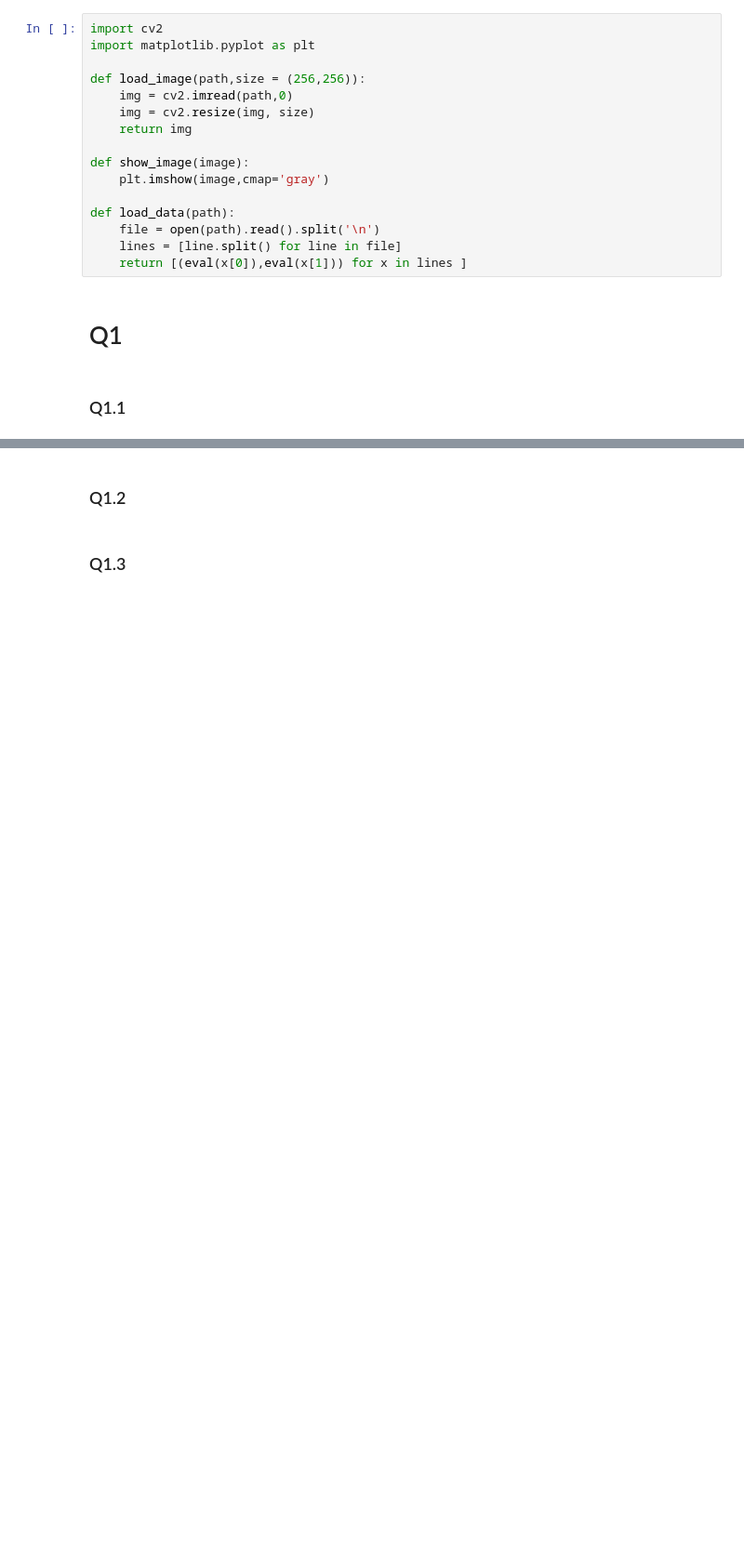
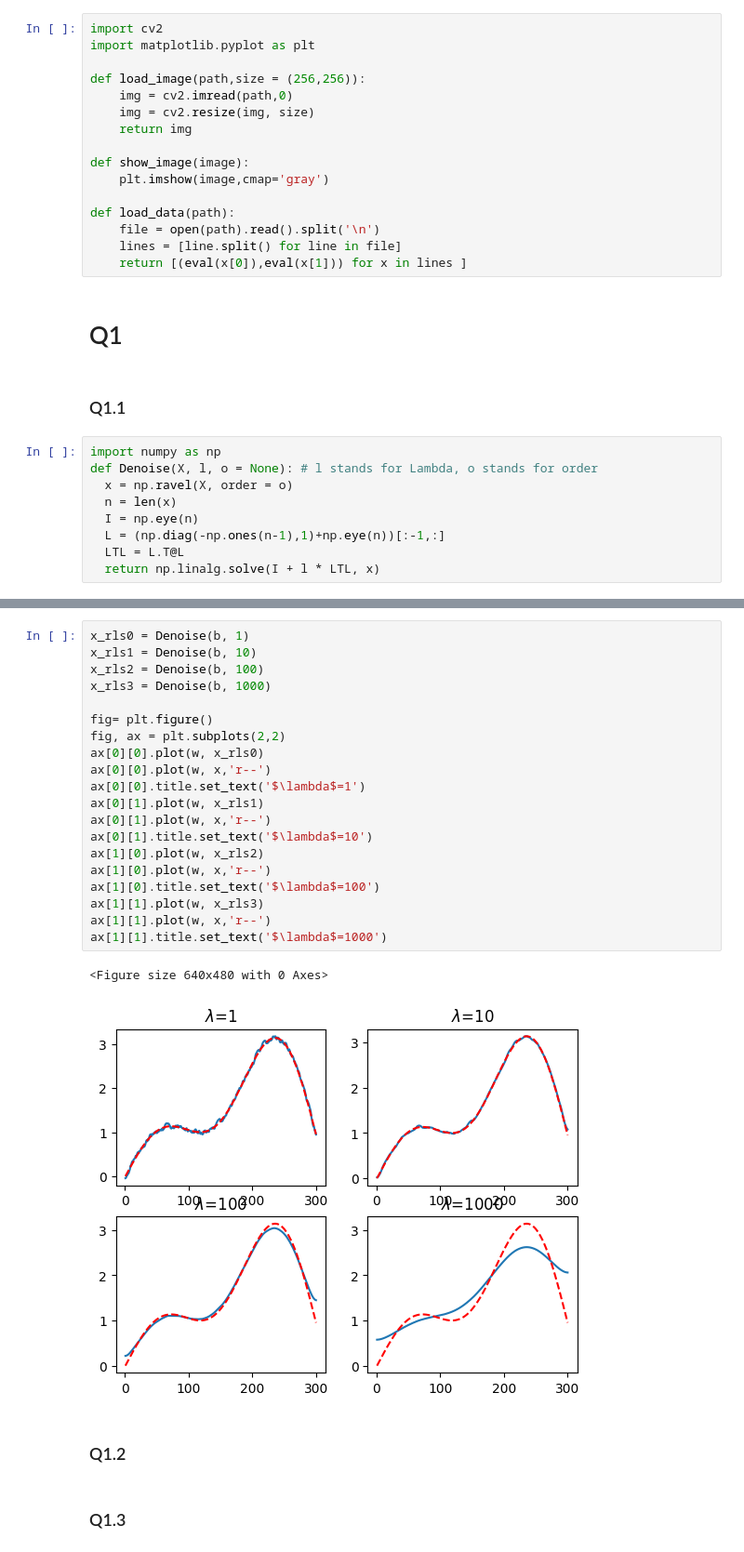
Before and after one commit to garfield-gray/Optimization, a Jupyter notebook: NonConvex/Data_Fitting_&_Denoising.ipynb, the cells around one changed output, grey strips where cells are left out. Shown: that part at 93% size. Cells and saved outputs as stored; diff of their text form; blank space fills up the shorter version.

```diff
--- a/NonConvex/Data_Fitting_&_Denoising.ipynb
+++ b/NonConvex/Data_Fitting_&_Denoising.ipynb
@@ -26,3 +26,12 @@ def load_data(path):
 # Q1
 # %% [markdown]
 ### Q1.1
+# %%
+import numpy as np
+def Denoise(X, l, o = None): # l stands for Lambda, o stands for order
+  x = np.ravel(X, order = o)
+  n = len(x)
+  I = np.eye(n)
+  L = (np.diag(-np.ones(n-1),1)+np.eye(n))[:-1,:]
+  LTL = L.T@L
+  return np.linalg.solve(I + l * LTL, x)
@@ -29,3 +53,26 @@ def load_data(path):
+# %%
+x_rls0 = Denoise(b, 1)
+x_rls1 = Denoise(b, 10)
+x_rls2 = Denoise(b, 100)
+x_rls3 = Denoise(b, 1000)
+
+fig= plt.figure()
+fig, ax = plt.subplots(2,2)
+ax[0][0].plot(w, x_rls0)
+ax[0][0].plot(w, x,'r--')
+ax[0][0].title.set_text('$\lambda$=1')
+ax[0][1].plot(w, x_rls1)
+ax[0][1].plot(w, x,'r--')
+ax[0][1].title.set_text('$\lambda$=10')
+ax[1][0].plot(w, x_rls2)
+ax[1][0].plot(w, x,'r--')
+ax[1][0].title.set_text('$\lambda$=100')
+ax[1][1].plot(w, x_rls3)
+ax[1][1].plot(w, x,'r--')
+ax[1][1].title.set_text('$\lambda$=1000')
+# %% [output]
+<Figure size 640x480 with 0 Axes>
+[figure, added]
 # %% [markdown]
 ### Q1.2
 # %% [markdown]
```
Also changed, not shown: parts of 1 cell of this notebook.
